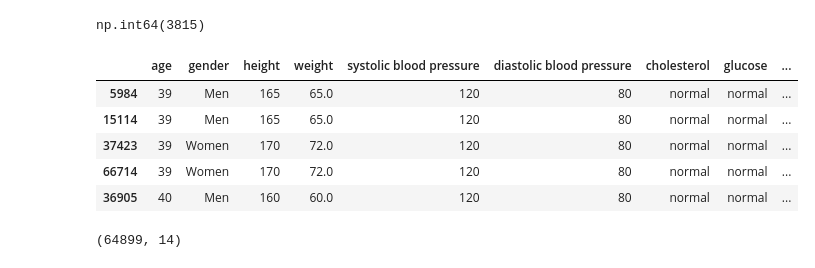
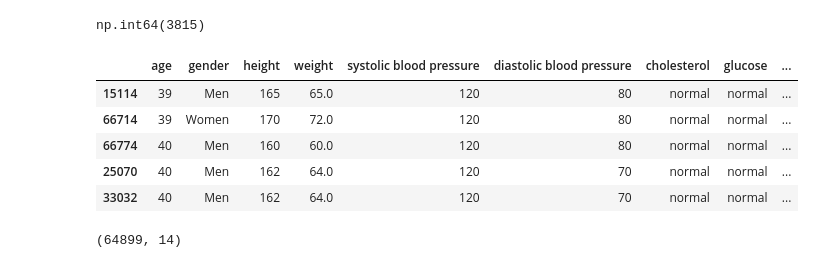
Before and after one commit to kelvybaby/HATE-2, a Jupyter notebook: notebooks/data_cleaning.ipynb, the cells around one changed output. Saved outputs shown, nothing was run; the diff lists cells and outputs as text; code cells hidden in the pictures.

```diff
--- a/notebooks/data_cleaning.ipynb
+++ b/notebooks/data_cleaning.ipynb
@@ -261,16 +259,16 @@ np.int64(3815)
 # %%
 # examples of duplicates
 # keep = False -> Marks all duplicates as True
-# default: keep = True -> Marks all duplicates as True except for the first occurence
-duplicates = df_f[df_f.duplicated(keep=False)].sort_values(by=df_f.columns.tolist())
+# default: keep = 'first' -> Marks all duplicates as True except for the first occurence
+duplicates = df_f[df_f.duplicated(keep='first')].sort_values(by=df_f.columns.tolist())
 duplicates.head()
 # %% [output]
 |  | age | gender | height | weight | systolic blood pressure | diastolic blood pressure | cholesterol | glucose | ... |
-| 5984 | 39 | Men | 165 | 65.0 | 120 | 80 | normal | normal | ... |
 | 15114 | 39 | Men | 165 | 65.0 | 120 | 80 | normal | normal | ... |
-| 37423 | 39 | Women | 170 | 72.0 | 120 | 80 | normal | normal | ... |
 | 66714 | 39 | Women | 170 | 72.0 | 120 | 80 | normal | normal | ... |
-| 36905 | 40 | Men | 160 | 60.0 | 120 | 80 | normal | normal | ... |
+| 66774 | 40 | Men | 160 | 60.0 | 120 | 80 | normal | normal | ... |
+| 25070 | 40 | Men | 162 | 64.0 | 120 | 70 | normal | normal | ... |
+| 33032 | 40 | Men | 162 | 64.0 | 120 | 70 | normal | normal | ... |
 # %%
 df_f.drop_duplicates(inplace = True)
 df_f.shape
```
Also changed, not shown: parts of 2 cells of this notebook, 3 other files.
